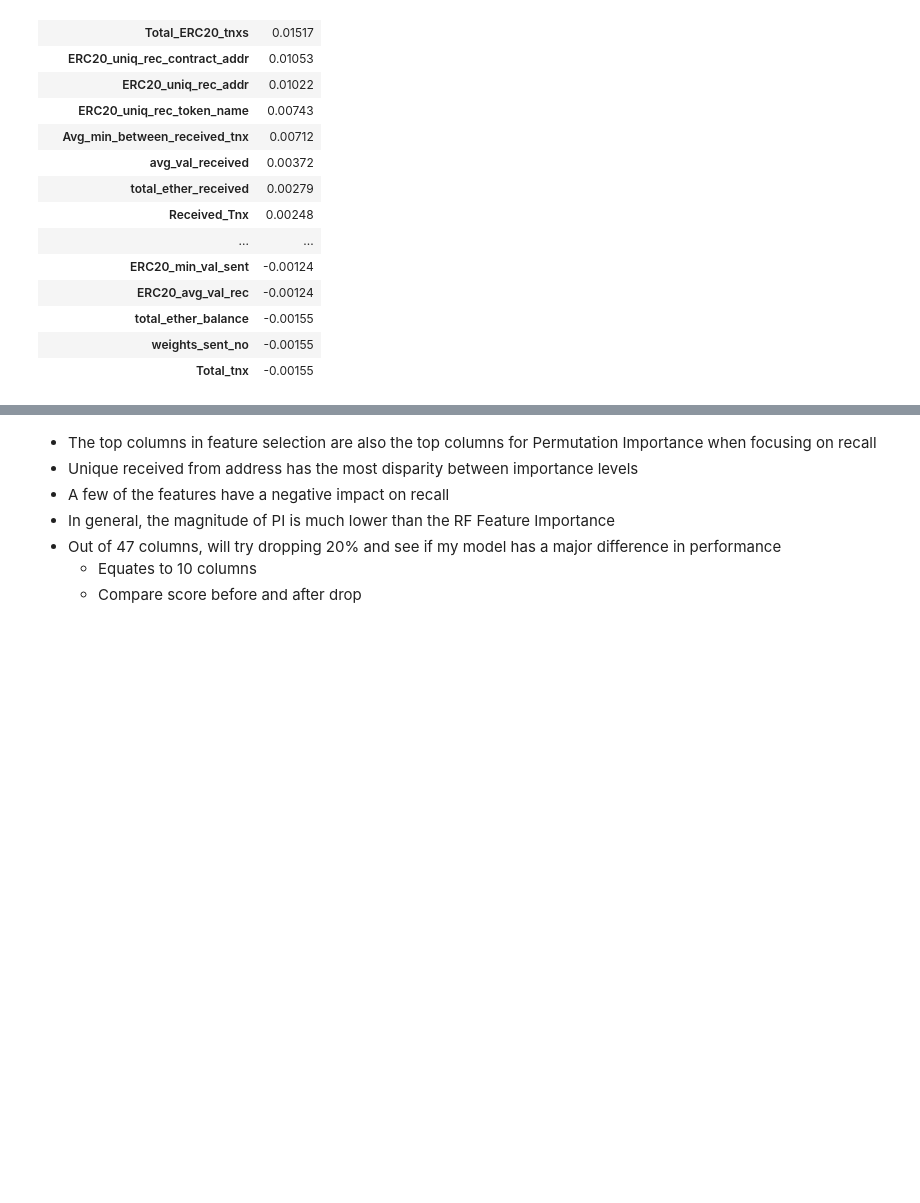
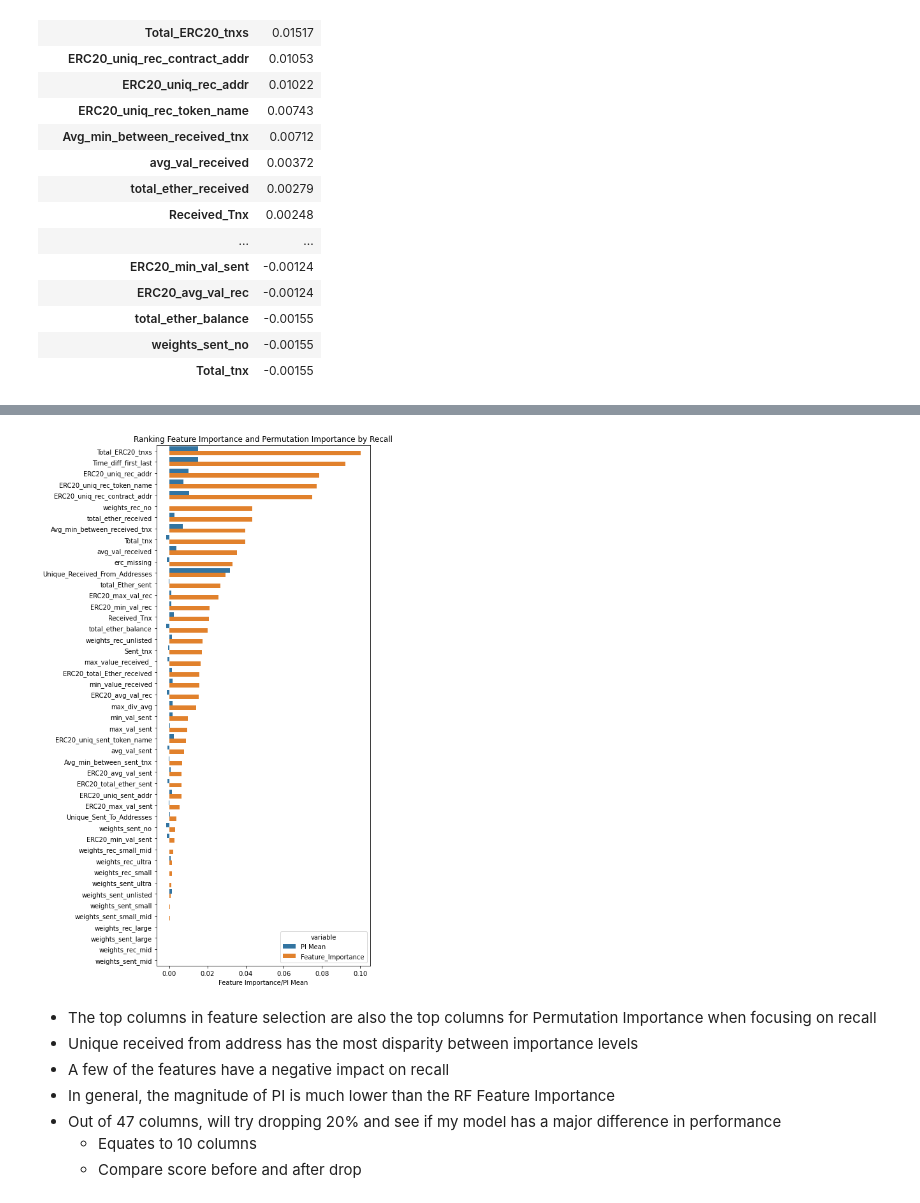
Before and after one commit to kuninethan95/OSEMN, a Jupyter notebook: index_OSEMN.ipynb, the cells around one changed output, grey strips where cells are left out. Saved outputs shown, nothing was run; the diff lists cells and outputs as text; code cells hidden in the pictures; blank space fills up the shorter version.

```diff
--- a/index_OSEMN.ipynb
+++ b/index_OSEMN.ipynb
@@ -1861,3 +1876,15 @@ df_importance.sort_values(by='Feature_Importance').plot(kind='barh', figsize=(6,
+# %%
+df_melted = pd.melt(df_importance.reset_index(), value_vars=['PI Mean', 'Feature_Importance'], id_vars=['index'])
+# %%
+ordered_list=df_importance.sort_values(by='Feature_Importance', ascending=False).index.to_list()
+# %%
+fig, ax = plt.subplots(figsize=(6,15))
+sns.barplot(data=df_melted, y='index', x='value', hue='variable', orient='h', order=ordered_list)
+ax.set_ylabel('')
+ax.set_xlabel('Feature Importance/PI Mean')
+plt.title('Ranking Feature Importance and Permutation Importance by Recall');
+# %% [output]
+[figure, added]
 # %% [markdown]
 - The top columns in feature selection are also the top columns for Permutation Importance when focusing on recall
 - Unique received from address has the most disparity between importance levels
```
Also changed, not shown: parts of 43 cells of this notebook, 1 other file.
